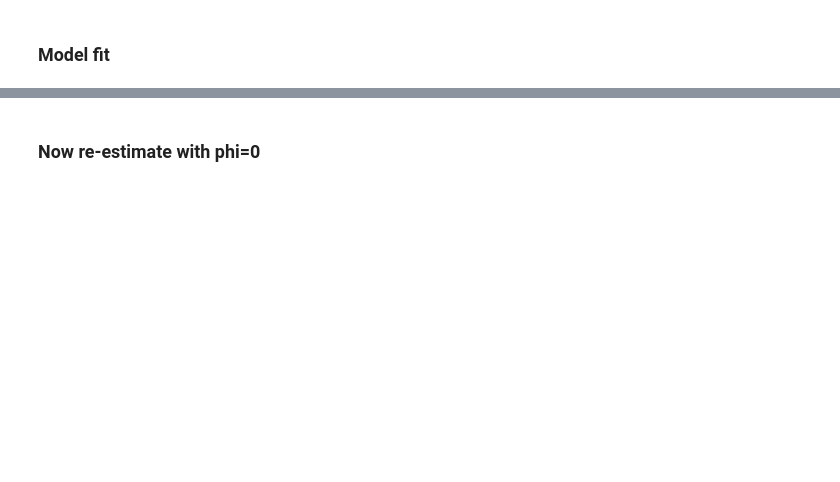
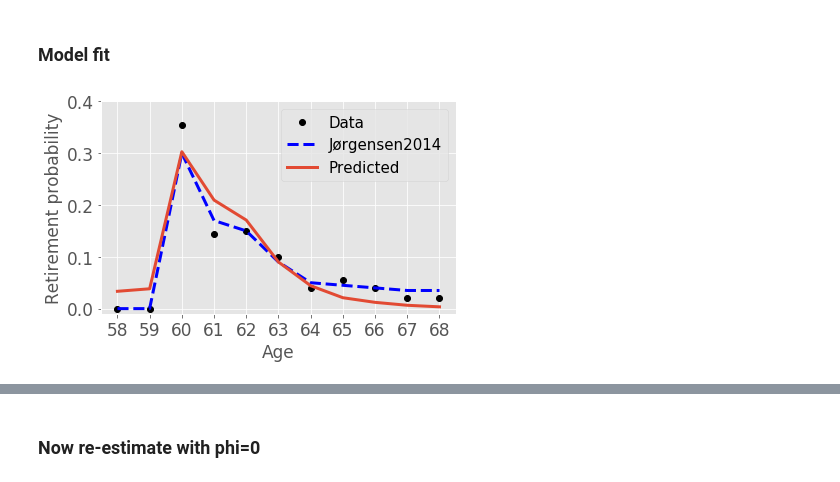
Before and after one commit to mathiassunesen/Speciale_retirement, a Jupyter notebook: Main/MSM_real_data.ipynb, the cells around one changed output, grey strips where cells are left out. Drawn from its saved outputs; the diff is of its cells as text; code cells hidden in the pictures; blank space fills up the shorter version.

```diff
--- a/Main/MSM_real_data.ipynb
+++ b/Main/MSM_real_data.ipynb
@@ -257,6 +256,9 @@ smd.est_par = est_par
 # %%
 Couple.par.alpha_1 = 0.053
 Couple.Single.par.alpha_1 = 0.053
+Couple.par.phi_0_male = 1.187
+Couple.par.phi_0_female = 1.671
+Couple.par.phi_1 = -0.621
 # %%
 # theta0 = SMD.start(1,bounds=[(0.0,1.0), (0.0,1.0), (-1.0,1.0), (0.1,0.8)])
 theta0 = SMD.start(5,bounds=[(0.0,1.0), (0.0,1.0), (0.1,1.0)])
@@ -300,6 +317,8 @@ def model_fit(ma,Couple,mom_data,mom_pred,shape):
     return [mom_data, mom_pred, pred]
 # %%
 figs.MyPlot(model_fit(0,Couple,mom_data,mom_pred,shape),
-            ylim=[-0.01,0.35],linewidth=3).savefig('figs/ModelFit/ThomasCoupleWomen.png')
+            ylim=[-0.01,0.4],linewidth=3).savefig('figs/ModelFit/ThomasCoupleWomen.png')
+# %% [output]
+[figure, added]
 # %%
 figs.MyPlot(model_fit(1,Couple,mom_data,mom_pred,shape),
```
Also changed, not shown: parts of 12 cells of this notebook, 11 other files.
